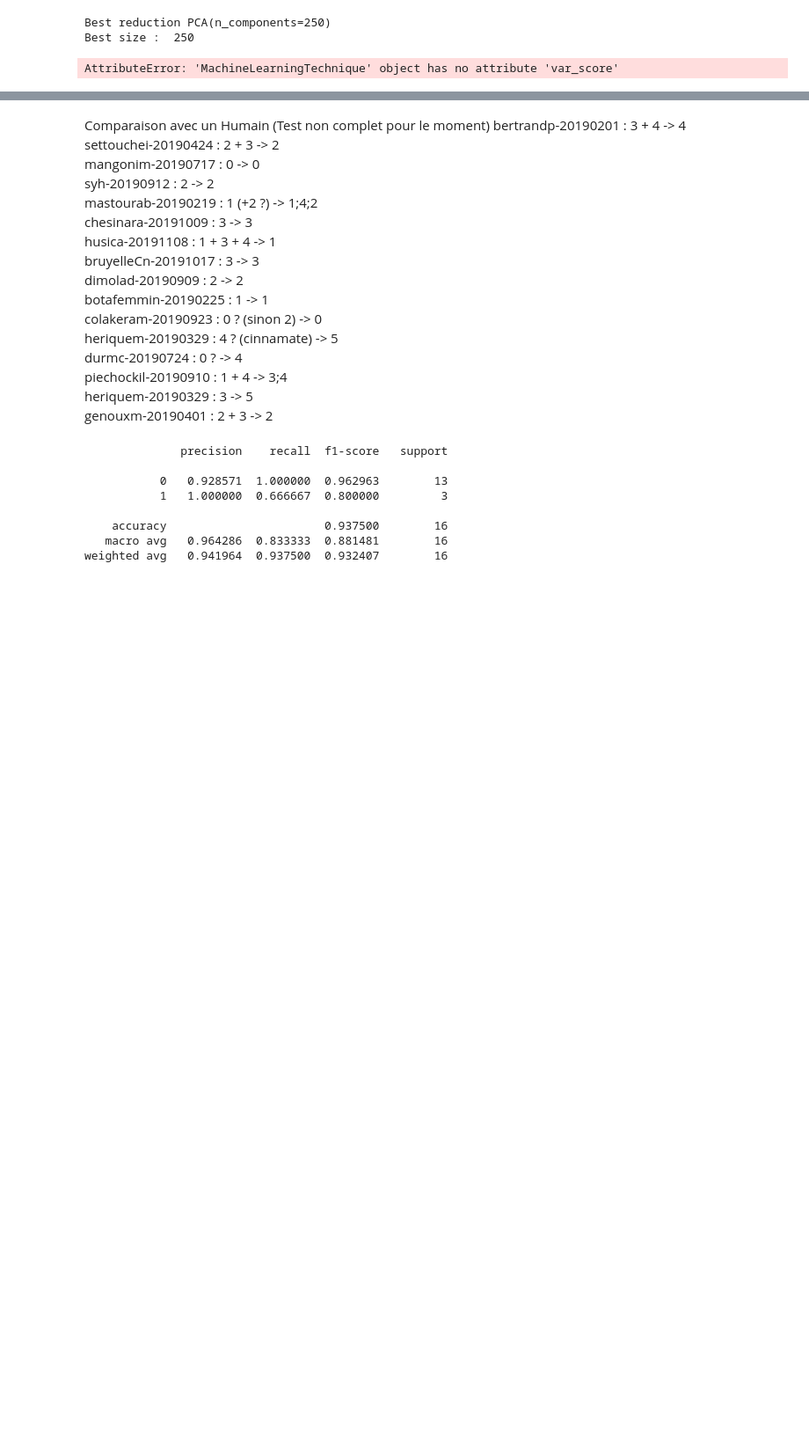
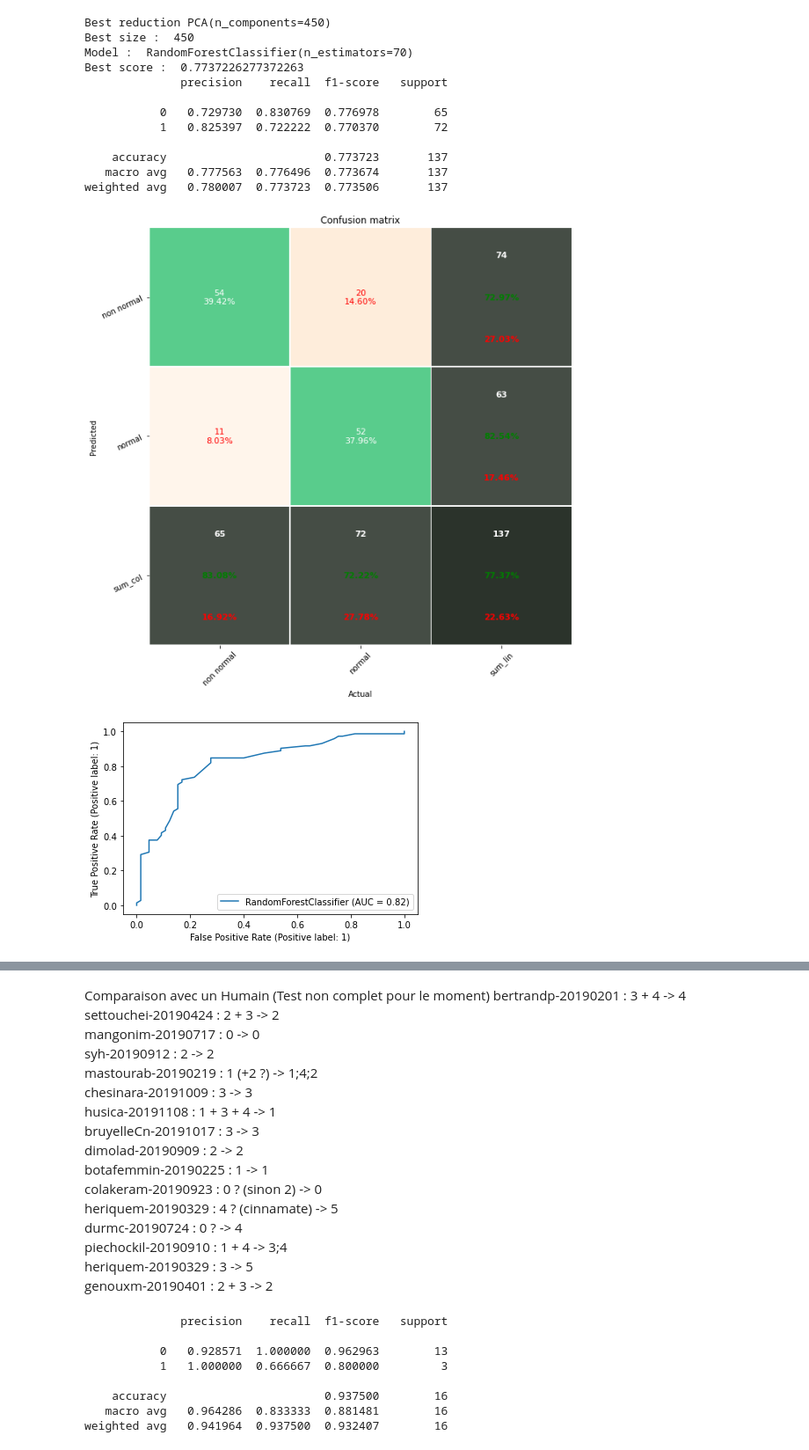
Before and after one commit to Yuremon/GCMS, a Jupyter notebook: src/machineLearningSelection.ipynb, the cells around one changed output, grey strips where cells are left out. Shown at 88% size. Cells and saved outputs as stored; diff of their text form; code cells hidden in the pictures; blank space fills up the shorter version.

```diff
--- a/src/machineLearningSelection.ipynb
+++ b/src/machineLearningSelection.ipynb
@@ -76,7 +76,7 @@ for reduction in dimention_reduction:
         X_test = X_test_origin.copy()
         for i in range(len(techniques)):
             print(techniques[i])
-            grid = GridSearchCV(estimator=techniques[i], param_grid=grid_params[i], scoring=precision_and_recall_scorer) # scorring=precision_and_recall_scorer
+            grid = GridSearchCV(estimator=techniques[i], param_grid=grid_params[i], scoring=accuracy_scorrer) # scorring=precision_and_recall_scorer
             grid_result = grid.fit(X_train, y_train)
             #results = grid_result.cv_results_
             model = tools.MachineLearningTechnique(grid_result.best_estimator_, None)
@@ -117,36 +117,47 @@ RandomForestClassifier()
 SVC()
 AdaBoostClassifier()
 XGBClassifier(base_score=None, booster=None, colsample_bylevel=None,
               colsample_bynode=None, colsample_bytree=None,
               eval_metric='logloss', gamma=None, gpu_id=None,
               importance_type='gain', interaction_constraints=None,
               learning_rate=None, max_delta_step=None, max_depth=None,
               min_child_weight=None, missing=nan, monotone_constraints=None,
               n_estimators=100, n_jobs=None, num_parallel_tree=None,
               random_state=None, reg_alpha=None, reg_lambda=None,
 ... (168 lines left out)
               random_state=None, reg_alpha=None, reg_lambda=None,
               scale_pos_weight=None, subsample=None, tree_method=None,
               use_label_encoder=False, validate_parameters=None,
               verbosity=None)
 450
 RandomForestClassifier()
 SVC()
 AdaBoostClassifier()
 XGBClassifier(base_score=None, booster=None, colsample_bylevel=None,
               colsample_bynode=None, colsample_bytree=None,
               eval_metric='logloss', gamma=None, gpu_id=None,
               importance_type='gain', interaction_constraints=None,
               learning_rate=None, max_delta_step=None, max_depth=None,
               min_child_weight=None, missing=nan, monotone_constraints=None,
               n_estimators=100, n_jobs=None, num_parallel_tree=None,
               random_state=None, reg_alpha=None, reg_lambda=None,
               scale_pos_weight=None, subsample=None, tree_method=None,
               use_label_encoder=False, validate_parameters=None,
               verbosity=None)
-Best reduction PCA(n_components=250)
-Best size :  250
+Best reduction PCA(n_components=450)
+Best size :  450
+Model :  RandomForestClassifier(n_estimators=70)
+Best score :  0.7737226277372263
+              precision    recall  f1-score   support
+
+           0   0.729730  0.830769  0.776978        65
+           1   0.825397  0.722222  0.770370        72
+
+    accuracy                       0.773723       137
+   macro avg   0.777563  0.776496  0.773674       137
+weighted avg   0.780007  0.773723  0.773506       137
-AttributeError: 'MachineLearningTechnique' object has no attribute 'var_score'
+[figure, added]
+[figure, added]
 # %%
 print(best_model.reduction)
 reload(tools)
```
Also changed, not shown: parts of 2 cells of this notebook, 6 other files.
